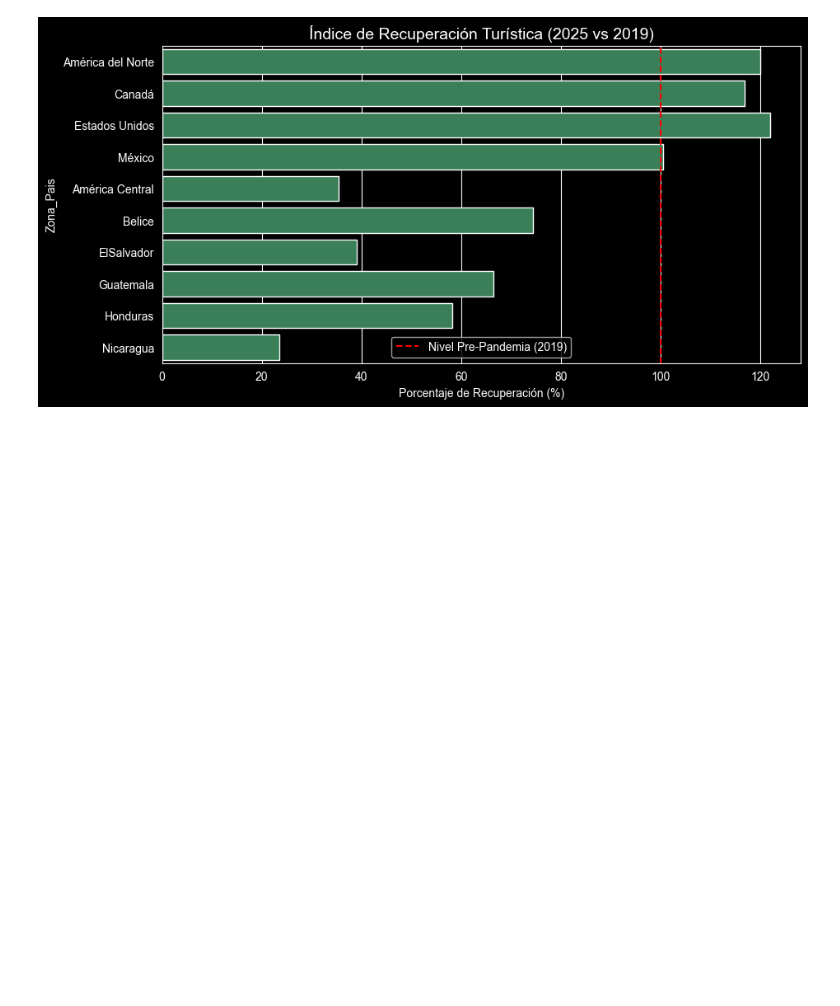
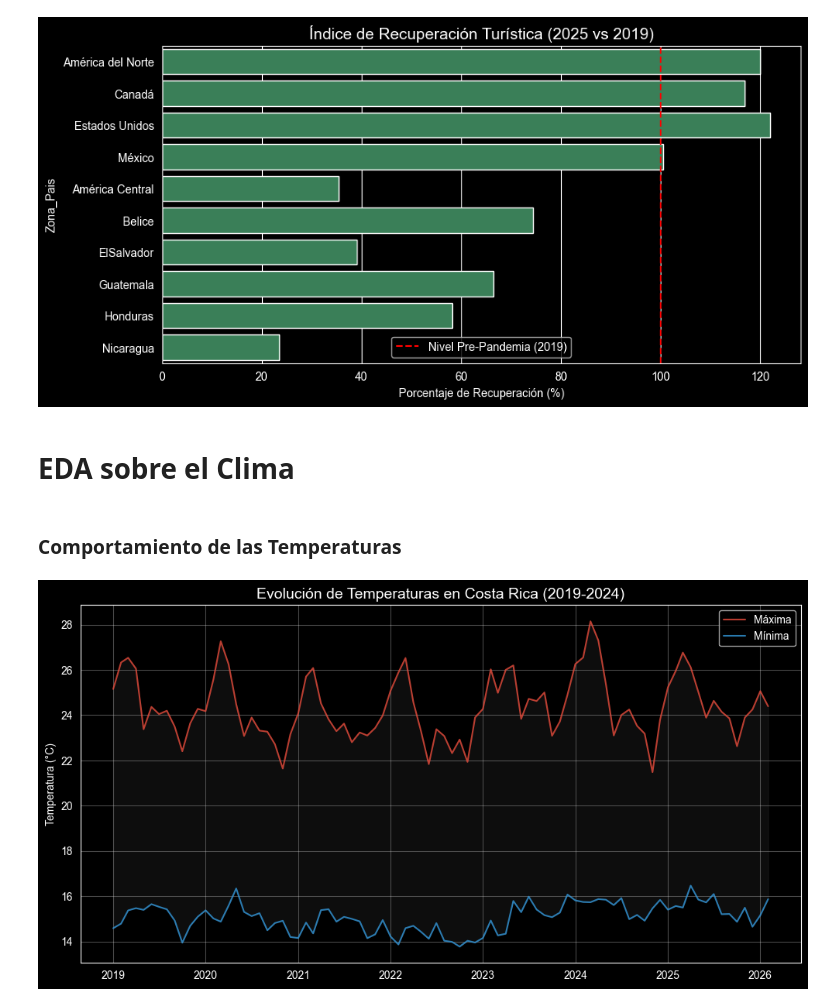
Before and after one commit to MauOrtizC/Proyecto_An-lisis_y_Predicci-n_del_Turismo_en_Costa_Rica, a Jupyter notebook: src/eda/EDA.ipynb, the cells around one changed output. Saved outputs shown, nothing was run; the diff lists cells and outputs as text; code cells hidden in the pictures; blank space fills up the shorter version.

Commit message:
Nuevo avance en EDA, inicio del EDA de dataset clima

```diff
--- a/src/eda/EDA.ipynb
+++ b/src/eda/EDA.ipynb
@@ -219,3 +219,36 @@ plt.legend()
 plt.show()
 # %% [output]
 [figure]
+# %% [markdown]
+# EDA sobre el Clima
+# %%
+df_clima = pd.read_csv(r'C:\Users\XPC\Documents\CUC\Cuatri 5\BD - 143 - Programación ll\Trabajos\Proyecto 3\data\raw\clima_costa_rica_nuevo.csv')
+
+# Convertir 'time' a datetime
+df_clima['time'] = pd.to_datetime(df_clima['time'])
+
+# Extraer mes y año para análisis estacional
+df_clima['mes'] = df_clima['time'].dt.month
+df_clima['año'] = df_clima['time'].dt.year
+
+# Diccionario para nombres de meses (opcional, para que el gráfico se vea mejor)
+meses_nombres = {1:'Ene', 2:'Feb', 3:'Mar', 4:'Abr', 5:'May', 6:'Jun',
+                 7:'Jul', 8:'Ago', 9:'Sep', 10:'Oct', 11:'Nov', 12:'Dic'}
+df_clima['mes_nombre'] = df_clima['mes'].map(meses_nombres)
+# %% [markdown]
+### Comportamiento de las Temperaturas
+# %%
+plt.figure(figsize=(12, 6))
+plt.plot(df_clima['time'], df_clima['temperature_2m_max'], label='Máxima', color='#E74C3C', alpha=0.8)
+plt.plot(df_clima['time'], df_clima['temperature_2m_min'], label='Mínima', color='#3498DB', alpha=0.8)
+
+# Rellenar el espacio entre ambas para ver el rango térmico
+plt.fill_between(df_clima['time'], df_clima['temperature_2m_min'], df_clima['temperature_2m_max'], color='gray', alpha=0.1)
+
+plt.title('Evolución de Temperaturas en Costa Rica (2019-2024)', fontsize=14)
+plt.ylabel('Temperatura (°C)')
+plt.legend()
+plt.grid(True, alpha=0.3)
+plt.show()
+# %% [output]
+[figure, added]
```
Also changed, not shown: parts of 2 cells of this notebook.
